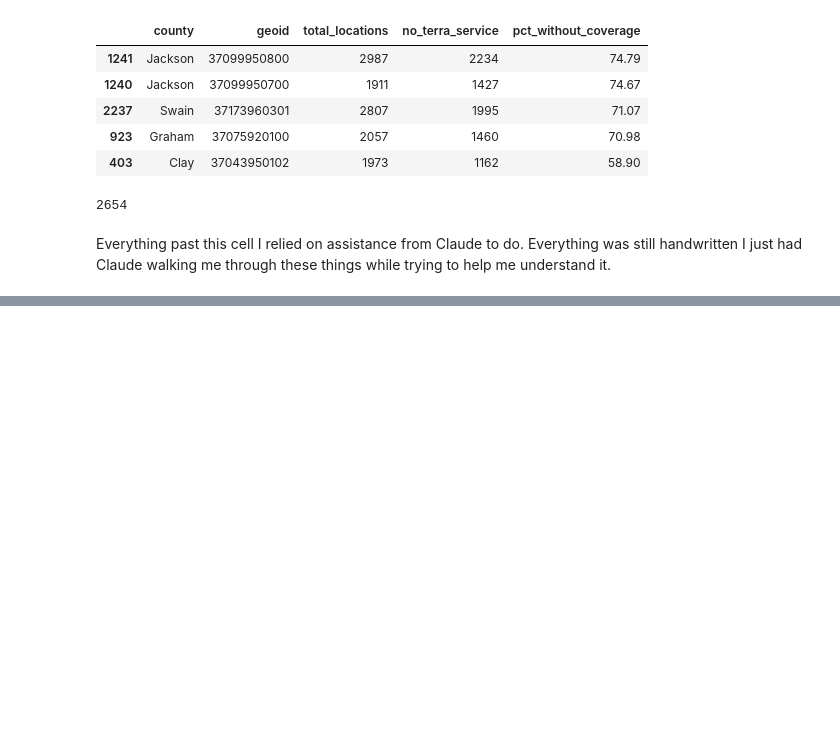
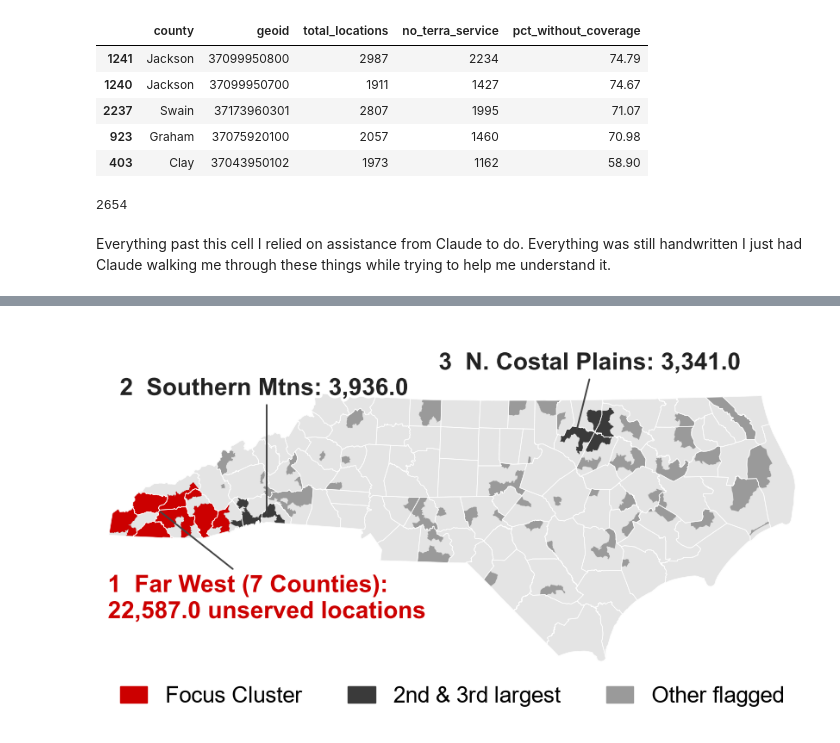
Before and after one commit to lithum-seneviratne/nc-broadband-internet-coverage, a Jupyter notebook: broadband-unavailability.ipynb, the cells around one changed output, grey strips where cells are left out. Saved outputs shown, nothing was run; the diff lists cells and outputs as text; code cells hidden in the pictures; blank space fills up the shorter version.

Commit message:
added poster maps

```diff
--- a/broadband-unavailability.ipynb
+++ b/broadband-unavailability.ipynb
@@ -223,3 +223,35 @@ fig.savefig(f"results/top3_clusters_{threshold}pct.svg", dpi=150, bbox_inches="t
+# %%
+import matplotlib.patheffects as pe
+from matplotlib.patches import Patch
+plt.rcParams["font.family"] = "Arial"
+
+fig, ax = plt.subplots(figsize=(10.4,5.5))
+map.dissolve().plot(ax=ax, color="#E4E4E4")
+flagged.dissolve().plot(ax=ax, color="#9a9a9a")
+flagged[flagged["Rank"].isin([2, 3])].dissolve().plot(ax=ax, color="#3a3a3a")
+flagged[flagged["Rank"] == 1].dissolve().plot(ax=ax, color="#CC0000")
+counties.boundary.plot(ax=ax, color="white", linewidth=0.5)
+ax.set_axis_off()
+
+unserved = dict(zip(flagged_clusters["Rank"], flagged_clusters["no_terra_service"]))
+
+def label(rank, text, dx, dy):
+    pt = flagged[flagged["Rank"] == rank].dissolve().geometry.iloc[0].representative_point()
+    ax.annotate(text, xy=(pt.x, pt.y), xytext=(pt.x + dx, pt.y + dy), fontsize=20, fontweight="bold", ha="left" if rank == 1 else "center", va="center", color="#CC0000" if rank == 1 else "#222222", arrowprops=dict(arrowstyle="-", color="#444444", lw=1.4), path_effects=[pe.withStroke(linewidth=5, foreground="white")])
+
+label(1, f"1  Far West (7 Counties): \n{unserved[1]:,} unserved locations", -60000, -105000)
+label(2, f"2  Southern Mtns: {unserved[2]:,}", 0, 150000)
+label(3, f"3  N. Costal Plains: {unserved[3]:,}", 20000, 80000)
+
+xmin, ymin, xmax, ymax = map.total_bounds
+ax.set_xlim(xmin - 5000, xmax + 5000)
+ax.set_ylim(ymin - 5000, ymax + 75000)
+
+ax.legend(handles=[Patch(color="#CC0000", label="Focus Cluster"), Patch(color="#3A3A3A", label="2nd & 3rd largest"), Patch(color="#9a9a9a", label="Other flagged")], loc="upper center", bbox_to_anchor=(0.5, 0.0), ncol=3, fontsize=19, frameon=False, handlelength=1.2)
+
+fig.savefig(f"results/poster_map_{threshold}pct.svg", dpi=300, bbox_inches="tight")
+# %% [output]
+[figure, added]
 # %%
 tract_clusters = flagged[["GEOID", "Cluster", "Rank"]].copy()
 tract_clusters["threshold"] = threshold
```
Also changed, not shown: parts of 7 cells of this notebook, 8 other files.
